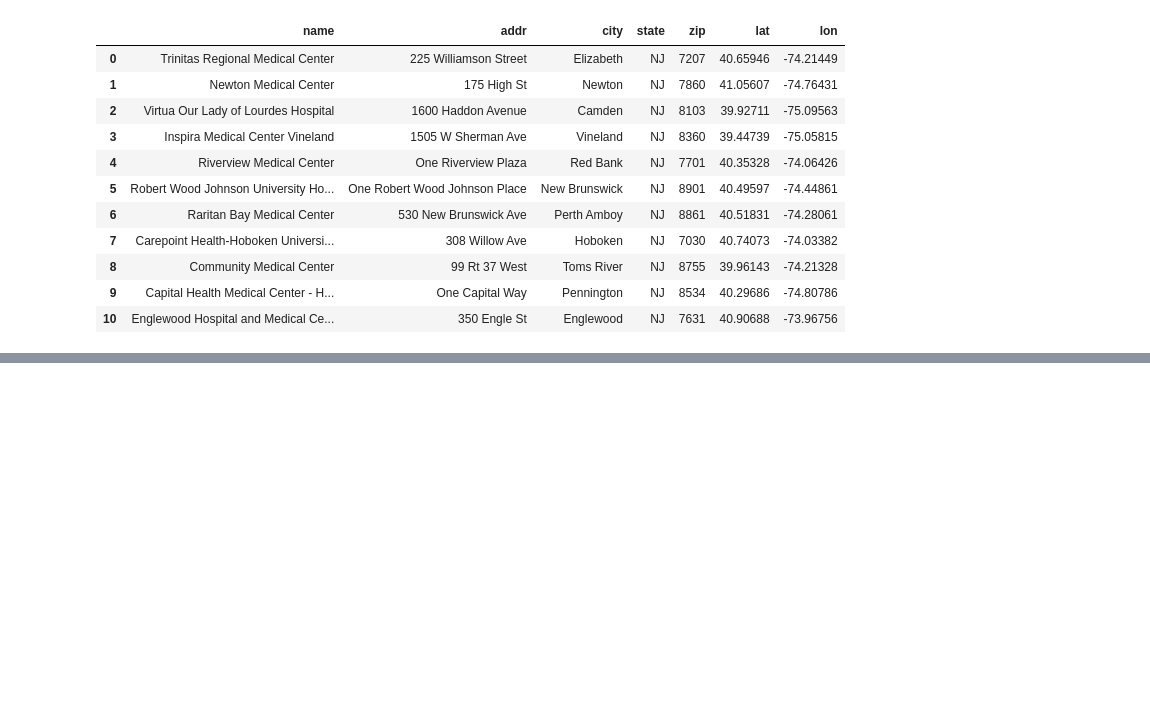
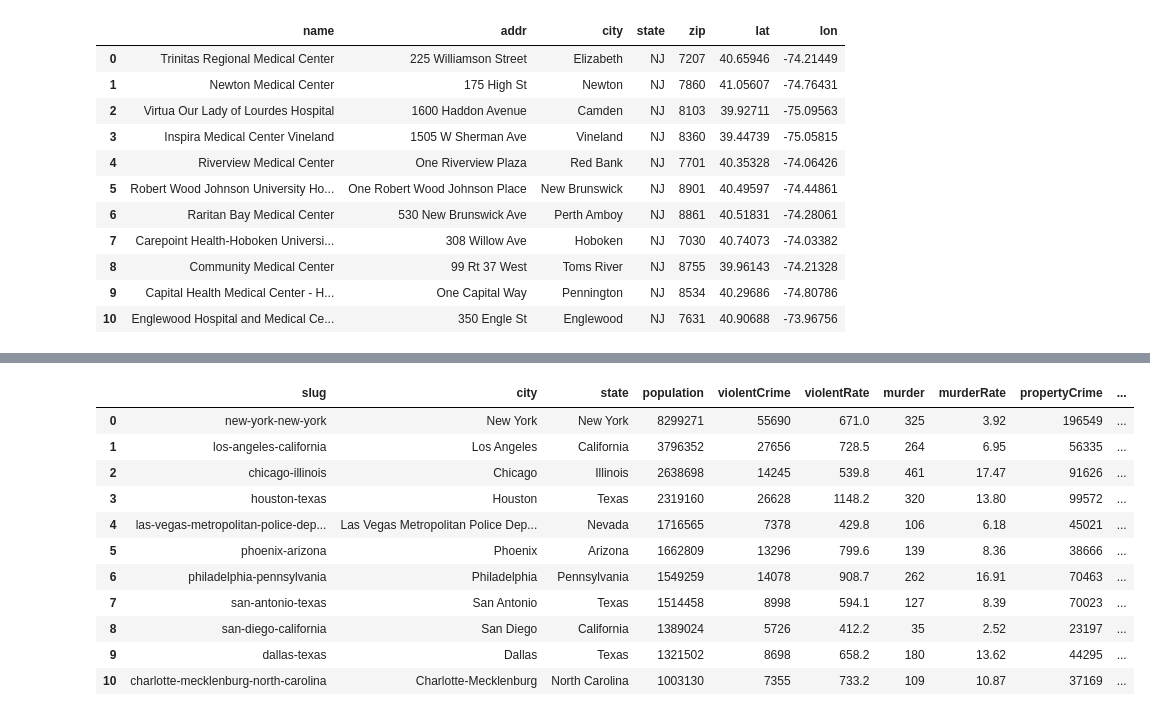
Before and after one commit to akhan19-ak/datasci_1_loading, a Jupyter notebook: Module_1_HW.ipynb, the cells around one changed output, grey strips where cells are left out. Saved outputs shown, nothing was run; the diff lists cells and outputs as text; code cells hidden in the pictures; blank space fills up the shorter version.

```diff
--- a/Module_1_HW.ipynb
+++ b/Module_1_HW.ipynb
@@ -22,0 +150,17 @@ read_var1.head(11)
+# %%
+var6 = '/content/city-index.json'
+read_var6 = pd.read_json(var6)
+read_var6.head(11)
+# %% [output]
+|  | slug | city | state | population | violentCrime | violentRate | murder | murderRate | propertyCrime | ... |
+| 0 | new-york-new-york | New York | New York | 8299271 | 55690 | 671.0 | 325 | 3.92 | 196549 | ... |
+| 1 | los-angeles-california | Los Angeles | California | 3796352 | 27656 | 728.5 | 264 | 6.95 | 56335 | ... |
+| 2 | chicago-illinois | Chicago | Illinois | 2638698 | 14245 | 539.8 | 461 | 17.47 | 91626 | ... |
+| 3 | houston-texas | Houston | Texas | 2319160 | 26628 | 1148.2 | 320 | 13.80 | 99572 | ... |
+| 4 | las-vegas-metropolitan-police-dep... | Las Vegas Metropolitan Police Dep... | Nevada | 1716565 | 7378 | 429.8 | 106 | 6.18 | 45021 | ... |
+| 5 | phoenix-arizona | Phoenix | Arizona | 1662809 | 13296 | 799.6 | 139 | 8.36 | 38666 | ... |
+| 6 | philadelphia-pennsylvania | Philadelphia | Pennsylvania | 1549259 | 14078 | 908.7 | 262 | 16.91 | 70463 | ... |
+| 7 | san-antonio-texas | San Antonio | Texas | 1514458 | 8998 | 594.1 | 127 | 8.39 | 70023 | ... |
+| 8 | san-diego-california | San Diego | California | 1389024 | 5726 | 412.2 | 35 | 2.52 | 23197 | ... |
+| 9 | dallas-texas | Dallas | Texas | 1321502 | 8698 | 658.2 | 180 | 13.62 | 44295 | ... |
+| 10 | charlotte-mecklenburg-north-carolina | Charlotte-Mecklenburg | North Carolina | 1003130 | 7355 | 733.2 | 109 | 10.87 | 37169 | ... |
```
Also changed, not shown: parts of 17 cells of this notebook.
